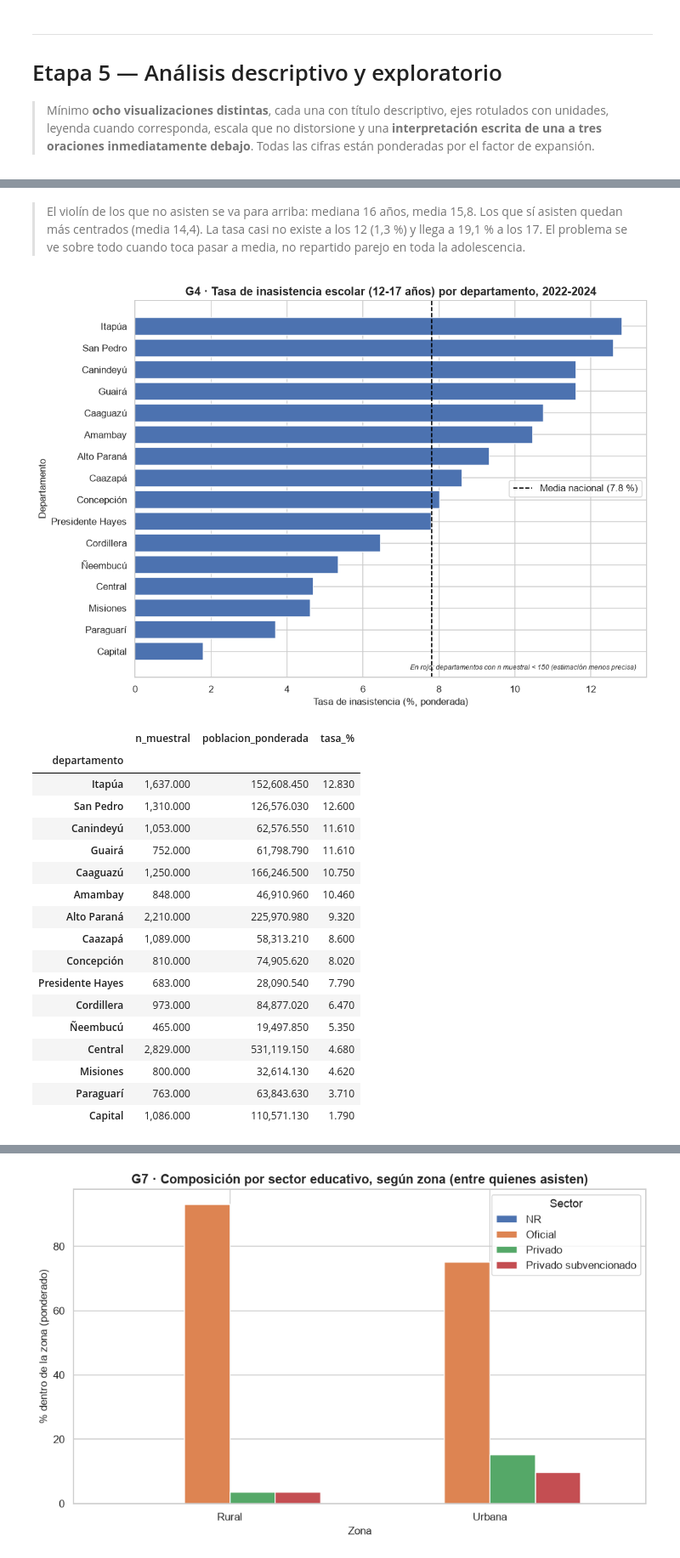
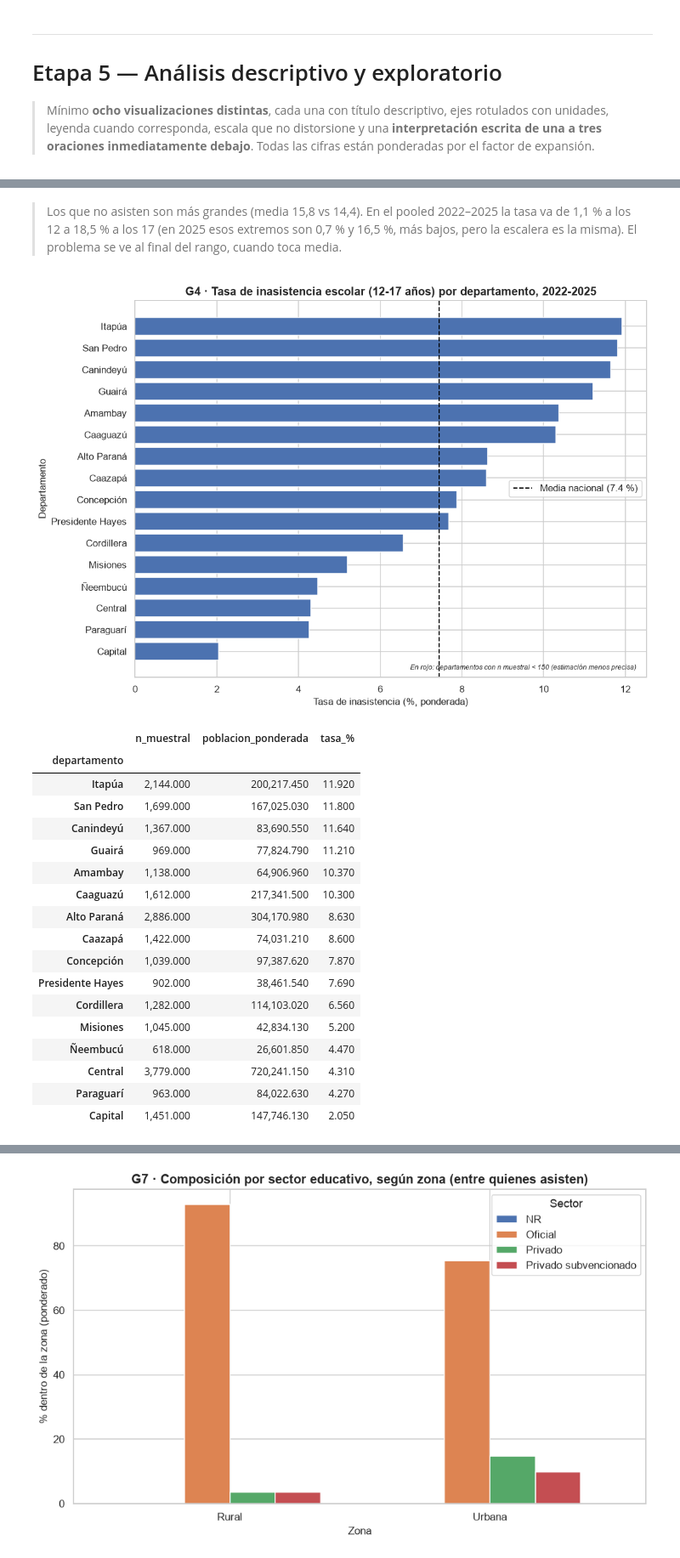
Before and after one commit to vi3lman/proyecto-ds-inasistencia-py, a Jupyter notebook: notebooks/Fase1_DataScience_EPHC.ipynb, the cells around one changed output, grey strips where cells are left out. Shown at 85% size. Cells and saved outputs as stored; diff of their text form; code cells hidden in the pictures.

```diff
--- a/notebooks/Fase1_DataScience_EPHC.ipynb
+++ b/notebooks/Fase1_DataScience_EPHC.ipynb
@@ -98,6 +98,7 @@ ARCHIVOS_EPHC = {
     2022: 'REG02_EPHC_ANUAL_2022.csv',
     2023: 'REG02_EPHC_ANUAL_2023.csv',
     2024: 'REG02_EPHC_ANUAL_2024.csv',
+    2025: 'REG02_EPHC_ANUAL_2025.csv',
 }
 
 # Columnas del registro de personas (REG02) que se necesitan para este proyecto.
@@ -111,7 +112,8 @@ COLUMNAS_NECESARIAS = [
     'ED08',     # ¿asiste actualmente? (19 = No asiste)
     'ED09',     # sector de la institución (1 Oficial, 2 Privado, 3 Privado subvencionado)
     'ED10',     # motivo de no asistencia / abandono
-    'FEX.2022', # factor de expansión muestral (¡obligatorio para cualquier descriptivo!)
+    'FEX.2022', # factor de expansión 2022–2024
+    'FACTOR',   # factor de expansión 2025 (mismo rol; se unifica al cargar)
 ]
 
 # Rango etario de interés: 3er ciclo de la EEB + educación media en Paraguay
@@ -318,13 +323,18 @@ for anio, nombre in ARCHIVOS_EPHC.items():
     ruta = DIR_RAW / nombre
     df_anio = pd.read_csv(ruta, sep=';', encoding='utf-8-sig', decimal=',',
                           usecols=lambda c: c in COLUMNAS_NECESARIAS, low_memory=False)
+    df_anio.columns = df_anio.columns.str.replace('\r', '', regex=False)
+    # 2022–2024: FEX.2022 · 2025: FACTOR (mismo concepto, otro nombre)
+    if 'FACTOR' in df_anio.columns and 'FEX.2022' not in df_anio.columns:
+        df_anio = df_anio.rename(columns={'FACTOR': 'FEX.2022'})
     df_anio['anio_encuesta'] = anio   # se usa el año de archivo como ancla temporal
     tablas_anuales[anio] = df_anio
     print(f'{nombre:32} -> {df_anio.shape[0]:>7,} filas × {df_anio.shape[1]} columnas   '
           f'FEX dtype: {df_anio["FEX.2022"].dtype}')
 
 crudo = pd.concat(tablas_anuales.values(), ignore_index=True)
-print(f'\nPanel unificado 2022–2024: {crudo.shape[0]:,} filas × {crudo.shape[1]} columnas')
+anios = sorted(crudo.anio_encuesta.unique())
+print(f'\nPanel unificado {anios[0]}–{anios[-1]}: {crudo.shape[0]:,} filas × {crudo.shape[1]} columnas')
 crudo.head()
 # %% [output]
 REG02_EPHC_ANUAL_2022.csv        ->  61,912 filas × 16 columnas   FEX dtype: float64
@@ -611,7 +622,7 @@ Punto de partida: 177,661 filas (todas las personas, todas las edades, 2022-2024
 df = df.rename(columns={
     'AÑO': 'anio_dato', 'DPTO': 'cod_departamento', 'AREA': 'cod_zona', 'P02': 'edad',
     'P06': 'cod_sexo', 'ED08': 'cod_asistencia', 'ED09': 'cod_sector', 'ED10': 'cod_motivo',
-    'FEX.2022': 'factor_expansion',
+    'FEX.2022': 'factor_expansion', 'FACTOR': 'factor_expansion',
 })
 bitacora.anotar('3.1 Tipos', 'Renombrado de columnas a nombres de trabajo legibles', df.shape[1],
                 'Los códigos crudos (P02, ED08, …) no son autoexplicativos; se documenta la equivalencia en el diccionario de datos.')
@@ -1142,38 +1155,38 @@ plt.savefig(DIR_FIG / 'G3_edad_asistencia.png'); plt.show()
 # %% [markdown]
-> El violín de los que no asisten se va para arriba: mediana 16 años, media 15,8. Los que sí asisten quedan más centrados (media 14,4). La tasa casi no existe a los 12 (1,3 %) y llega a 19,1 % a los 17. El problema se ve sobre todo cuando toca pasar a media, no repartido parejo en toda la adolescencia.
+> Los que no asisten son más grandes (media 15,8 vs 14,4). En el pooled 2022–2025 la tasa va de 1,1 % a los 12 a 18,5 % a los 17 (en 2025 esos extremos son 0,7 % y 16,5 %, más bajos, pero la escalera es la misma). El problema se ve al final del rango, cuando toca media.
 # %%
 # === G4 · Barras comparativas — tasa de inasistencia por departamento ======
 tab_dpto = tabla_tasas_por_grupo(final, 'departamento')
 fig, ax = plt.subplots(figsize=(10, 7))
 colores = ['#c44e52' if n < 150 else '#4c72b0' for n in tab_dpto['n_muestral']]
 ax.barh(tab_dpto.index[::-1], tab_dpto['tasa_%'][::-1], color=colores[::-1])
 ax.axvline(tasa_ponderada(final, 'no_asiste'), color='black', ls='--', lw=1.3,
            label=f'Media nacional ({tasa_ponderada(final, "no_asiste"):.1f} %)')
-ax.set_title('G4 · Tasa de inasistencia escolar (12-17 años) por departamento, 2022-2024')
+ax.set_title('G4 · Tasa de inasistencia escolar (12-17 años) por departamento, 2022-2025')
 ax.set_xlabel('Tasa de inasistencia (%, ponderada)'); ax.set_ylabel('Departamento')
 ax.legend()
 ax.text(.98, .02, 'En rojo: departamentos con n muestral < 150 (estimación menos precisa)',
         transform=ax.transAxes, ha='right', fontsize=8, style='italic')
 plt.tight_layout(); plt.savefig(DIR_FIG / 'G4_barras_departamento.png'); plt.show()
 display(tab_dpto.round(2))
 # %% [output]
-[figure, old version]
+[figure, new version]
 |  | n_muestral | poblacion_ponderada | tasa_% |
 | departamento |  |  |  |
-| Itapúa | 1,637.000 | 152,608.450 | 12.830 |
-| San Pedro | 1,310.000 | 126,576.030 | 12.600 |
-| Canindeyú | 1,053.000 | 62,576.550 | 11.610 |
-| Guairá | 752.000 | 61,798.790 | 11.610 |
-| Caaguazú | 1,250.000 | 166,246.500 | 10.750 |
-| Amambay | 848.000 | 46,910.960 | 10.460 |
-| Alto Paraná | 2,210.000 | 225,970.980 | 9.320 |
-| Caazapá | 1,089.000 | 58,313.210 | 8.600 |
-| Concepción | 810.000 | 74,905.620 | 8.020 |
-| Presidente Hayes | 683.000 | 28,090.540 | 7.790 |
-| Cordillera | 973.000 | 84,877.020 | 6.470 |
-| Ñeembucú | 465.000 | 19,497.850 | 5.350 |
-| Central | 2,829.000 | 531,119.150 | 4.680 |
-| Misiones | 800.000 | 32,614.130 | 4.620 |
-| Paraguarí | 763.000 | 63,843.630 | 3.710 |
-| Capital | 1,086.000 | 110,571.130 | 1.790 |
+| Itapúa | 2,144.000 | 200,217.450 | 11.920 |
+| San Pedro | 1,699.000 | 167,025.030 | 11.800 |
+| Canindeyú | 1,367.000 | 83,690.550 | 11.640 |
+| Guairá | 969.000 | 77,824.790 | 11.210 |
+| Amambay | 1,138.000 | 64,906.960 | 10.370 |
+| Caaguazú | 1,612.000 | 217,341.500 | 10.300 |
+| Alto Paraná | 2,886.000 | 304,170.980 | 8.630 |
+| Caazapá | 1,422.000 | 74,031.210 | 8.600 |
+| Concepción | 1,039.000 | 97,387.620 | 7.870 |
+| Presidente Hayes | 902.000 | 38,461.540 | 7.690 |
+| Cordillera | 1,282.000 | 114,103.020 | 6.560 |
+| Misiones | 1,045.000 | 42,834.130 | 5.200 |
+| Ñeembucú | 618.000 | 26,601.850 | 4.470 |
+| Central | 3,779.000 | 720,241.150 | 4.310 |
+| Paraguarí | 963.000 | 84,022.630 | 4.270 |
+| Capital | 1,451.000 | 147,746.130 | 2.050 |
 # %% [markdown]
```
Also changed, not shown: parts of 49 cells of this notebook, 20 other files.
